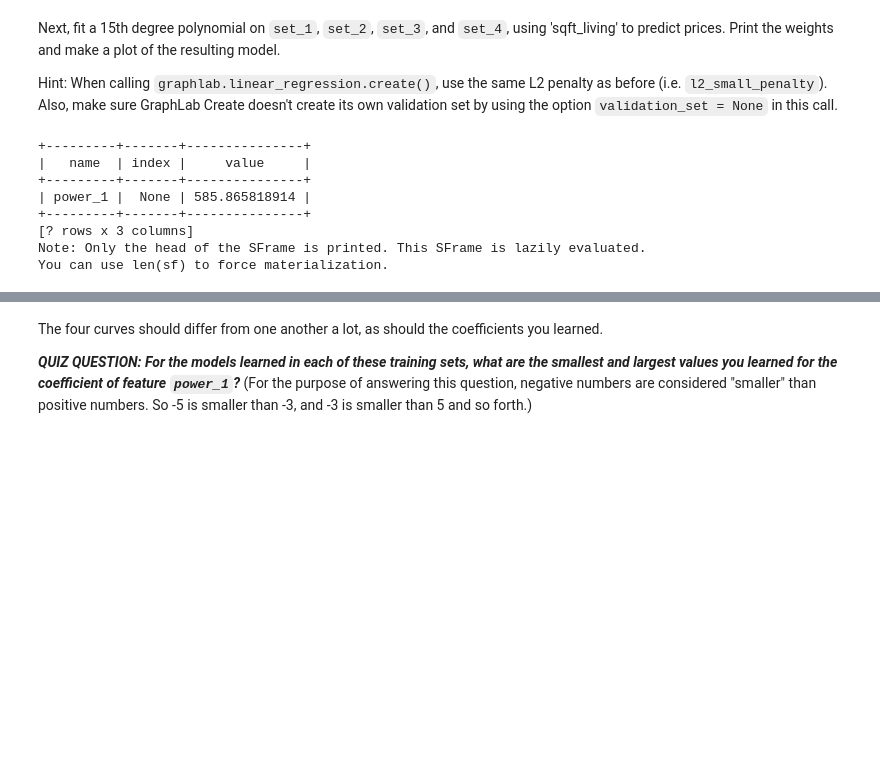
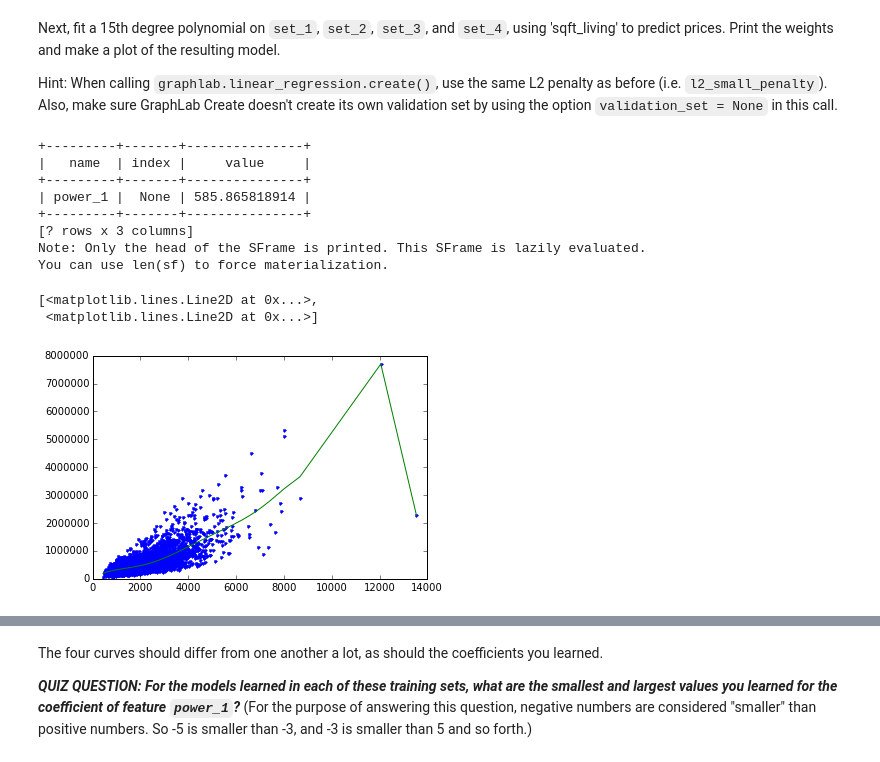
Before and after one commit to tuanavu/coursera-university-of-washington, a Jupyter notebook: machine_learning/2_regression/assignment/week4/week-4-ridge-regression-assignment-1-exercise.ipynb, the cells around one changed output, grey strips where cells are left out. Drawn from its saved outputs; the diff is of its cells as text; code cells hidden in the pictures; blank space fills up the shorter version.

```diff
--- a/machine_learning/2_regression/assignment/week4/week-4-ridge-regression-assignment-1-exercise.ipynb
+++ b/machine_learning/2_regression/assignment/week4/week-4-ridge-regression-assignment-1-exercise.ipynb
@@ -99,34 +99,38 @@ Next, fit a 15th degree polynomial on `set_1`, `set_2`, `set_3`, and `set_4`, us
 
 Hint: When calling `graphlab.linear_regression.create()`, use the same L2 penalty as before (i.e. `l2_small_penalty`).  Also, make sure GraphLab Create doesn't create its own validation set by using the option `validation_set = None` in this call.
 # %%
-def get_poly_model(set_data):
+def get_poly_model(set_data, l2_penalty):
     poly15_data = polynomial_sframe(set_data['sqft_living'], 15)
     poly15_features = poly15_data.column_names() # get the name of the features
     poly15_data['price'] = set_data['price'] # add price to the data since it's the target
     model15 = graphlab.linear_regression.create(poly15_data, target = 'price', features = poly15_features,
-                                                l2_penalty=l2_small_penalty,
+                                                l2_penalty=l2_penalty,
                                                 validation_set=None,verbose=False)
     return poly15_data, model15
 
 
-def get_coef(set_data):
-    poly15_data, model15 = get_poly_model(set_data)
+def get_coef(set_data, l2_penalty):
+    poly15_data, model15 = get_poly_model(set_data, l2_penalty)
     return model15.get("coefficients")
 
-def plot_fitted_line(set_data):
-    poly15_data, model15 = get_poly_model(set_data)
+def plot_fitted_line(set_data, l2_penalty):
+    poly15_data, model15 = get_poly_model(set_data, l2_penalty)
     return plt.plot(poly15_data['power_1'],poly15_data['price'],'.',
            poly15_data['power_1'], model15.predict(poly15_data),'-')
 # %%
-set_1_coef = get_coef(set_1)
+set_1_coef = get_coef(set_1, l2_small_penalty)
 print set_1_coef[set_1_coef['name'] == 'power_1']
+plot_fitted_line(set_1, l2_small_penalty)
 # %% [output]
 +---------+-------+---------------+
 |   name  | index |     value     |
 +---------+-------+---------------+
 | power_1 |  None | 585.865818914 |
 +---------+-------+---------------+
 [? rows x 3 columns]
 Note: Only the head of the SFrame is printed. This SFrame is lazily evaluated.
 You can use len(sf) to force materialization.
+[<matplotlib.lines.Line2D at 0x...>,
+ <matplotlib.lines.Line2D at 0x...>]
+[figure, added]
 # %%
```
Also changed, not shown: parts of 27 cells of this notebook, 8 other files.
